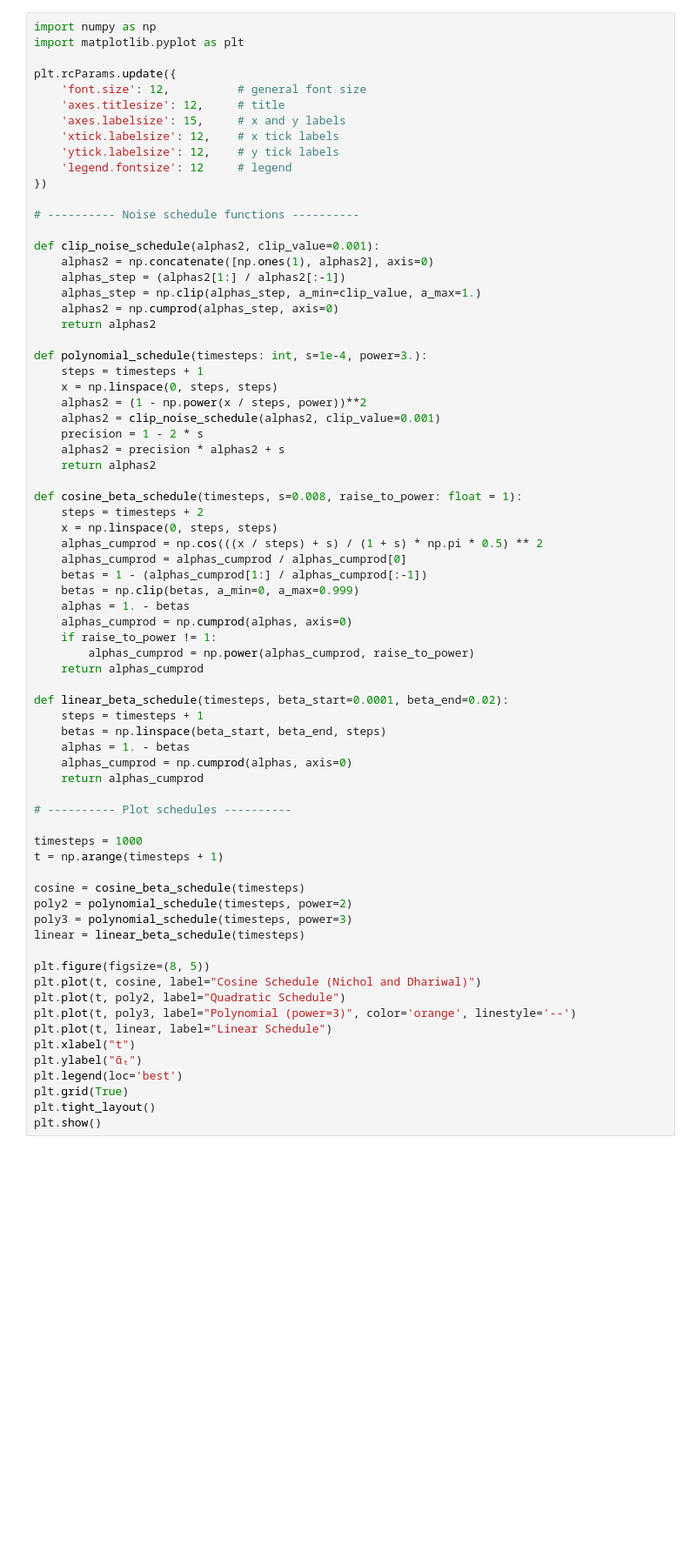
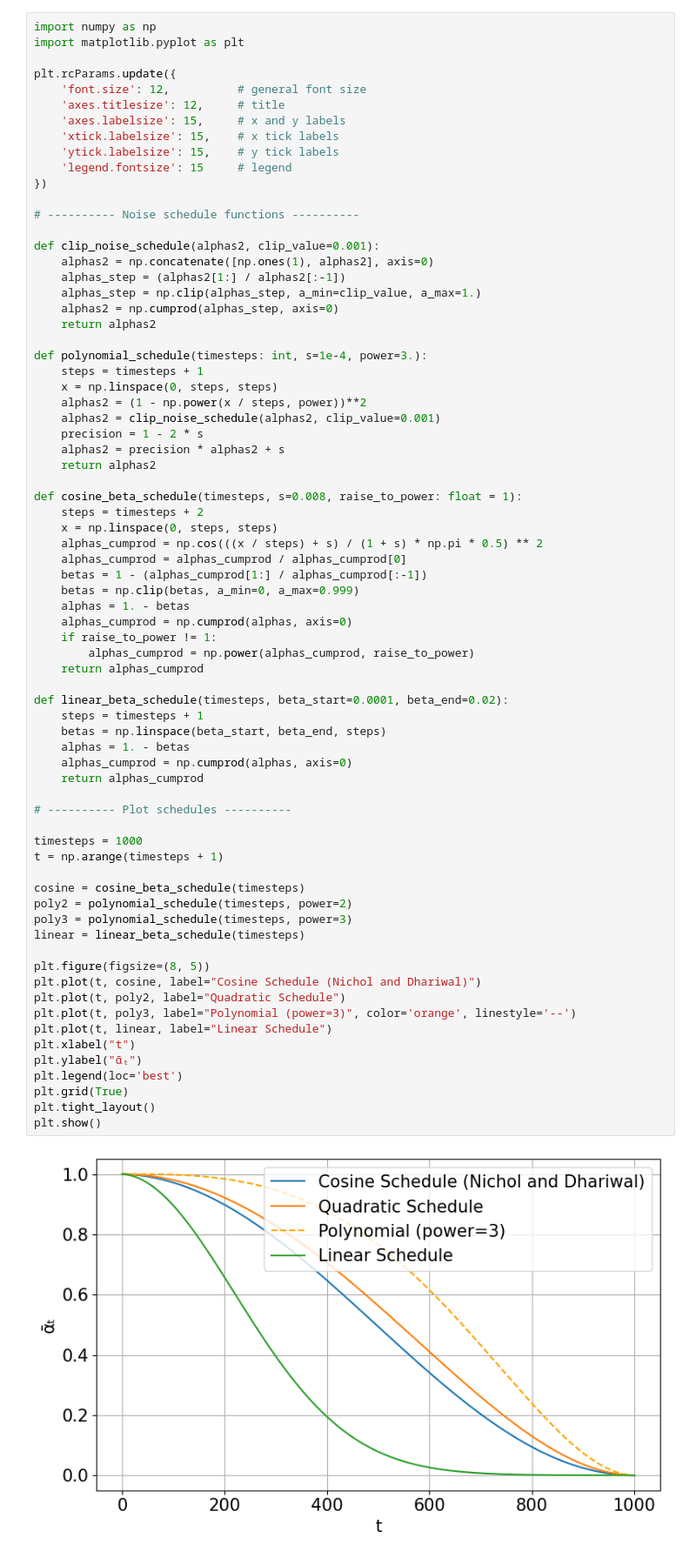
Before and after one commit to thelikhit/e3_diffusion_for_molecules, a Jupyter notebook: noise_schedules.ipynb, the cells around one changed output. Shown: that part at 87% size. Drawn from its saved outputs; the diff is of its cells as text; blank space fills up the shorter version.

```diff
--- a/noise_schedules.ipynb
+++ b/noise_schedules.ipynb
@@ -6,9 +6,9 @@ plt.rcParams.update({
     'font.size': 12,          # general font size
     'axes.titlesize': 12,     # title
     'axes.labelsize': 15,     # x and y labels
-    'xtick.labelsize': 12,    # x tick labels
-    'ytick.labelsize': 12,    # y tick labels
-    'legend.fontsize': 12     # legend
+    'xtick.labelsize': 15,    # x tick labels
+    'ytick.labelsize': 15,    # y tick labels
+    'legend.fontsize': 15     # legend
 })
 
 # ---------- Noise schedule functions ----------
@@ -43,33 +43,35 @@ def cosine_beta_schedule(timesteps, s=0.008, raise_to_power: float = 1):
     return alphas_cumprod
 
 def linear_beta_schedule(timesteps, beta_start=0.0001, beta_end=0.02):
     steps = timesteps + 1
     betas = np.linspace(beta_start, beta_end, steps)
     alphas = 1. - betas
     alphas_cumprod = np.cumprod(alphas, axis=0)
     return alphas_cumprod
 
 # ---------- Plot schedules ----------
 
 timesteps = 1000
 t = np.arange(timesteps + 1)
 
 cosine = cosine_beta_schedule(timesteps)
 poly2 = polynomial_schedule(timesteps, power=2)
 poly3 = polynomial_schedule(timesteps, power=3)
 linear = linear_beta_schedule(timesteps)
 
 plt.figure(figsize=(8, 5))
 plt.plot(t, cosine, label="Cosine Schedule (Nichol and Dhariwal)")
 plt.plot(t, poly2, label="Quadratic Schedule")
 plt.plot(t, poly3, label="Polynomial (power=3)", color='orange', linestyle='--')
 plt.plot(t, linear, label="Linear Schedule")
 plt.xlabel("t")
 plt.ylabel("ᾱₜ")
 plt.legend(loc='best')
 plt.grid(True)
 plt.tight_layout()
 plt.show()
+# %% [output]
+[figure, added]
 # %%
 def compare_noise_schedules(timesteps=1000):
     schedules = {
```
Also changed, not shown: parts of 1 cell of this notebook, 2 other files.
